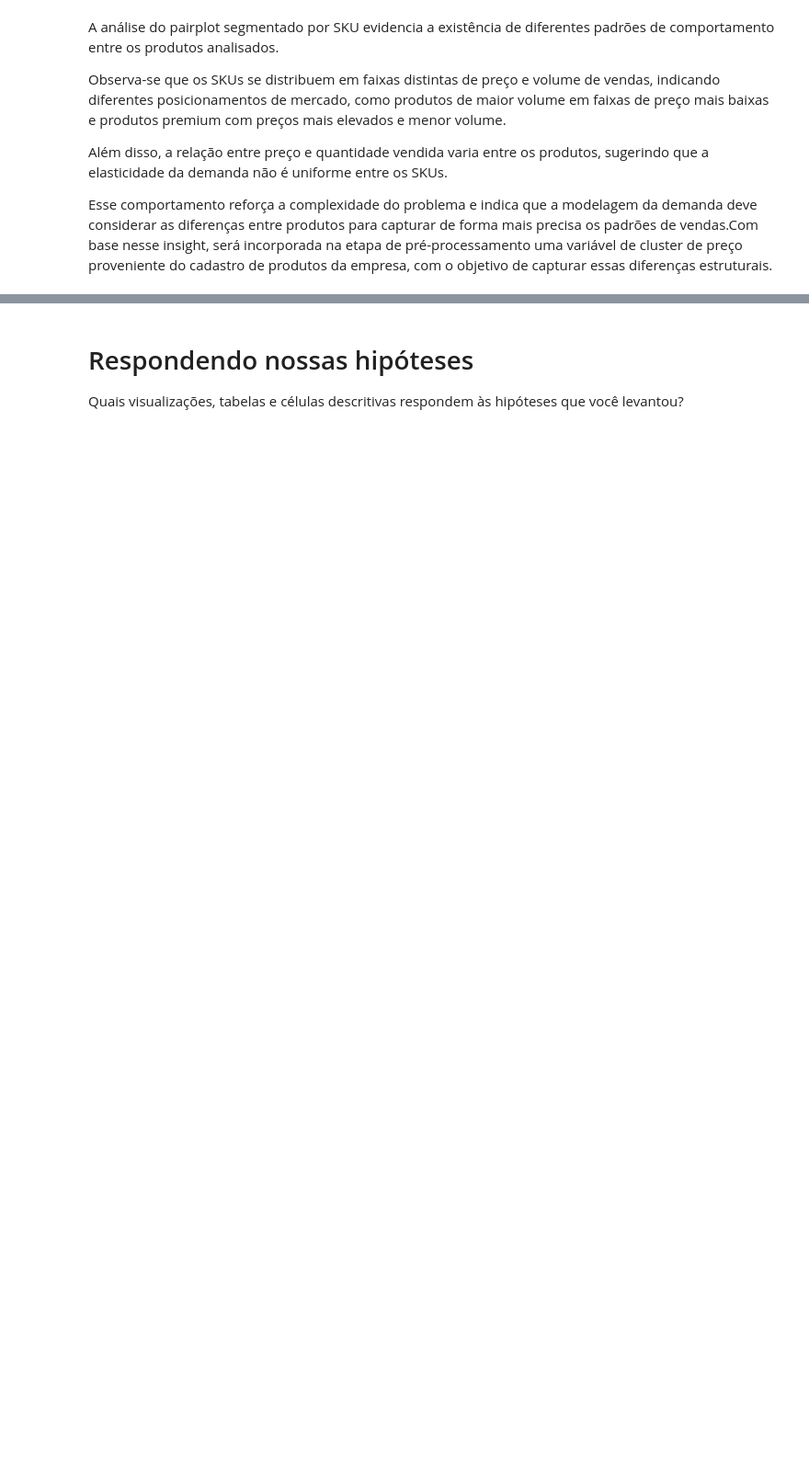
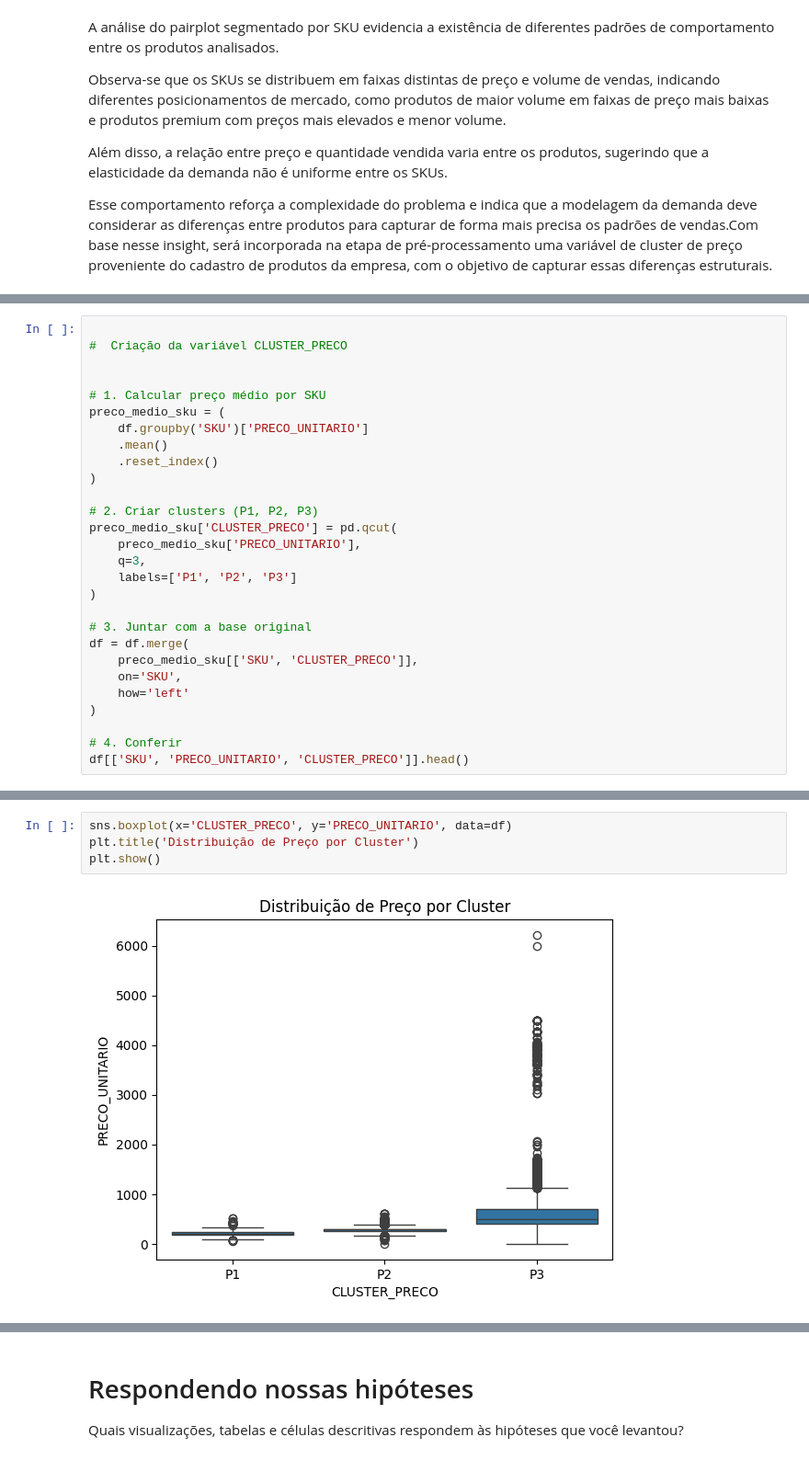
Before and after one commit to DianaSerrano1/MVP-AnalisedeDados, a Jupyter notebook: Análise_de_Dados_e_Boas_Práticas_MVP.ipynb, the cells around one changed output, grey strips where cells are left out. Shown at 92% size. Saved outputs shown, nothing was run; the diff lists cells and outputs as text; blank space fills up the shorter version.

```diff
--- a/Análise_de_Dados_e_Boas_Práticas_MVP.ipynb
+++ b/Análise_de_Dados_e_Boas_Práticas_MVP.ipynb
@@ -549,0 +556,28 @@ y = df['species']
+# %%
+
+#  Criação da variável CLUSTER_PRECO
+
+
+# 1. Calcular preço médio por SKU
+preco_medio_sku = (
+    df.groupby('SKU')['PRECO_UNITARIO']
+    .mean()
+    .reset_index()
+)
+
+# 2. Criar clusters (P1, P2, P3)
+preco_medio_sku['CLUSTER_PRECO'] = pd.qcut(
+    preco_medio_sku['PRECO_UNITARIO'],
+    q=3,
+    labels=['P1', 'P2', 'P3']
+)
+
+# 3. Juntar com a base original
+df = df.merge(
+    preco_medio_sku[['SKU', 'CLUSTER_PRECO']],
+    on='SKU',
+    how='left'
+)
+
+# 4. Conferir
+df[['SKU', 'PRECO_UNITARIO', 'CLUSTER_PRECO']].head()
@@ -549,0 +613,6 @@ y = df['species']
+# %%
+sns.boxplot(x='CLUSTER_PRECO', y='PRECO_UNITARIO', data=df)
+plt.title('Distribuição de Preço por Cluster')
+plt.show()
+# %% [output]
+[figure, added]
```
Also changed, not shown: parts of 52 cells of this notebook.
